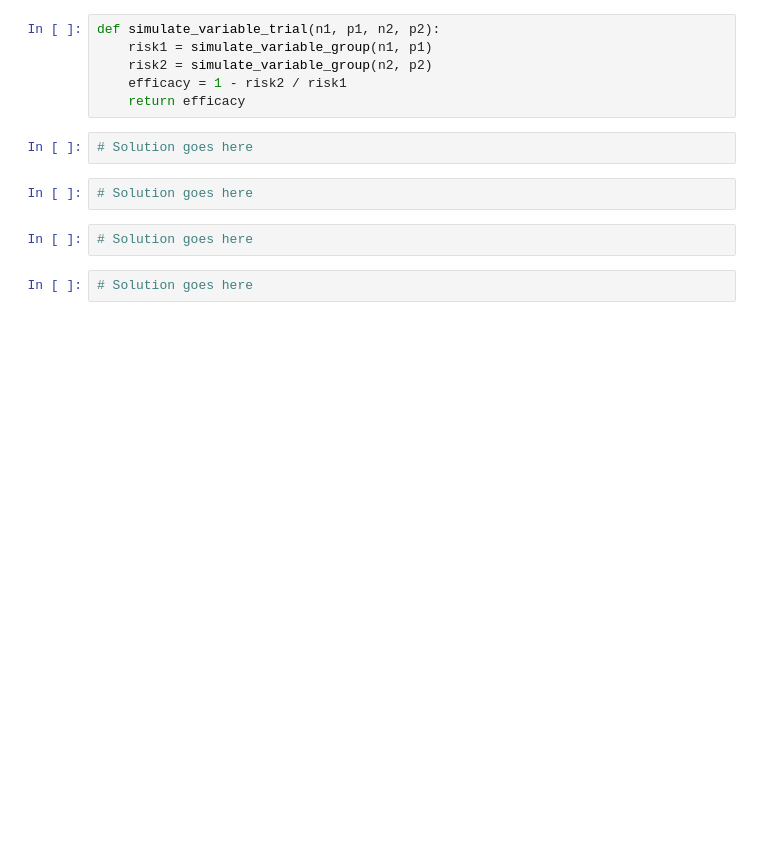
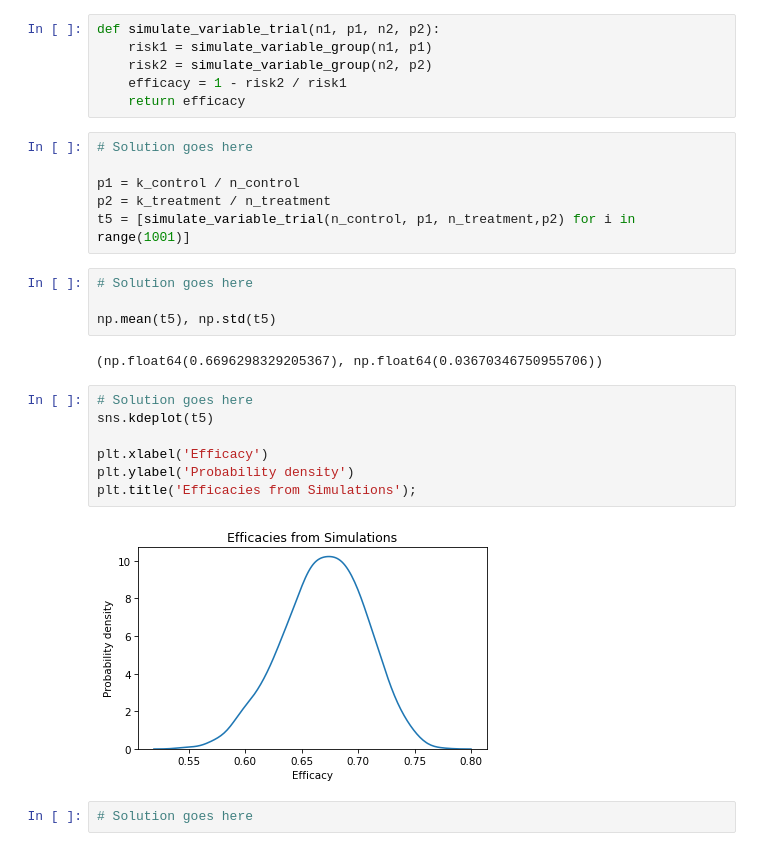
Before and after one commit to davidecaste/elem_data_analysis, a Jupyter notebook: 11_resampling.ipynb, the cells around one changed output. Drawn from its saved outputs; the diff is of its cells as text; blank space fills up the shorter version.

```diff
--- a/11_resampling.ipynb
+++ b/11_resampling.ipynb
@@ -374,12 +427,27 @@ def simulate_variable_trial(n1, p1, n2, p2):
     risk2 = simulate_variable_group(n2, p2)
     efficacy = 1 - risk2 / risk1
     return efficacy
+# %%
+# Solution goes here
+
+p1 = k_control / n_control
+p2 = k_treatment / n_treatment
+t5 = [simulate_variable_trial(n_control, p1, n_treatment,p2) for i in range(1001)]
 # %%
 # Solution goes here
+
+np.mean(t5), np.std(t5)
+# %% [output]
+(np.float64(0.6696298329205367), np.float64(0.03670346750955706))
-# %%
-# Solution goes here
-# %%
-# Solution goes here
+# %%
+# Solution goes here
+sns.kdeplot(t5)
+
+plt.xlabel('Efficacy')
+plt.ylabel('Probability density')
+plt.title('Efficacies from Simulations');
+# %% [output]
+[figure, added]
 # %%
 # Solution goes here
 # %% [markdown]
```
Also changed, not shown: parts of 29 cells of this notebook.
